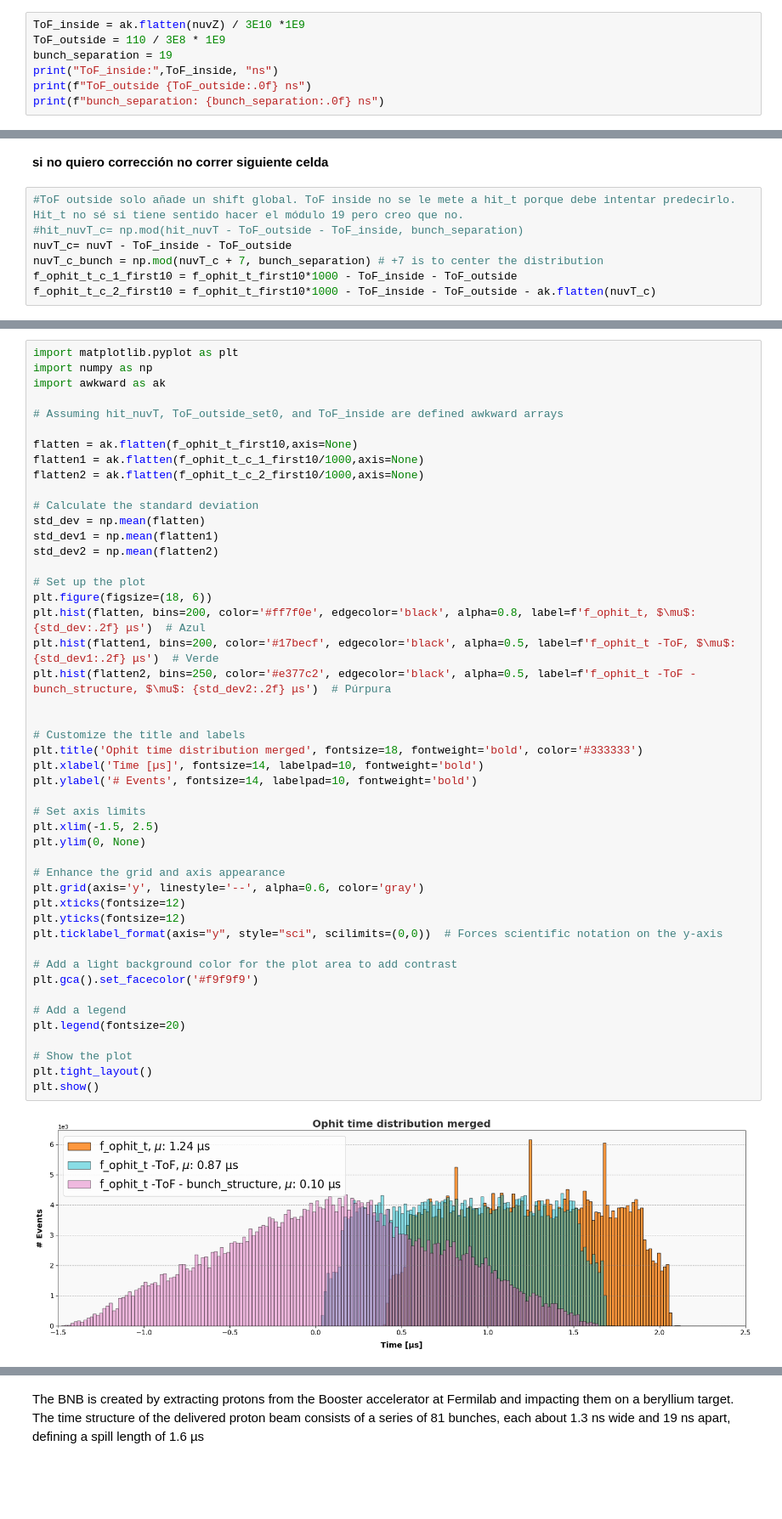
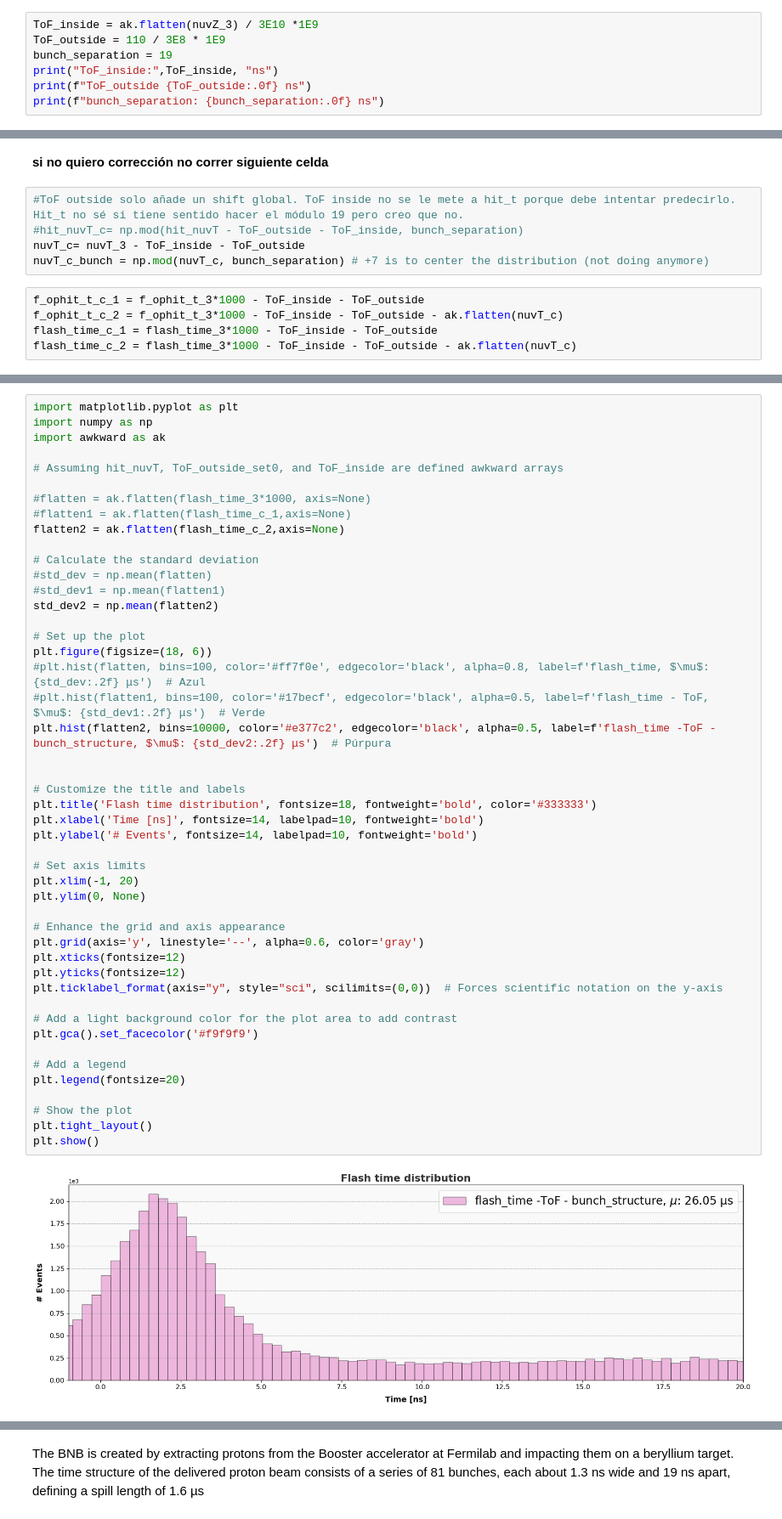
Before and after one commit to CIEMAT-Neutrino/AI_nuvT, a Jupyter notebook: 1_Preprocessing_&_2_PE_time_matrices.ipynb, the cells around one changed output, grey strips where cells are left out. Shown at 85% size. Cells and saved outputs as stored; diff of their text form; blank space fills up the shorter version.

Commit message:
nuevos cambios en 1 que arreglan problemas con variables f_ophit_t y flash_time

```diff
--- a/1_Preprocessing_&_2_PE_time_matrices.ipynb
+++ b/1_Preprocessing_&_2_PE_time_matrices.ipynb
@@ -274,7 +171,7 @@ El método ponderado por PEs minimiza la dispersión respecto al tiempo truth.
 # %% [markdown]
 **To have good time variables we need two corrections. 1- ToF from beamline origin to upstream wall of detector (110m) ~ 367 ns is the minimum that happens in the case parent hadron decays just after the beryllium target. 2- Take module 19 because we care about the relative position with respect to the max of the bunches not the absolute time in the detector window ~ 1.8us**
 # %%
-ToF_inside = ak.flatten(nuvZ) / 3E10 *1E9
+ToF_inside = ak.flatten(nuvZ_3) / 3E10 *1E9
 ToF_outside = 110 / 3E8 * 1E9
 bunch_separation = 19
 print("ToF_inside:",ToF_inside, "ns")
@@ -289,7 +186,10 @@ bunch_separation: 19 ns
 # %%
 #ToF outside solo añade un shift global. ToF inside no se le mete a hit_t porque debe intentar predecirlo. Hit_t no sé si tiene sentido hacer el módulo 19 pero creo que no.
 #hit_nuvT_c= np.mod(hit_nuvT - ToF_outside - ToF_inside, bunch_separation)
-nuvT_c= nuvT - ToF_inside - ToF_outside
-nuvT_c_bunch = np.mod(nuvT_c + 7, bunch_separation) # +7 is to center the distribution
-f_ophit_t_c_1_first10 = f_ophit_t_first10*1000 - ToF_inside - ToF_outside
-f_ophit_t_c_2_first10 = f_ophit_t_first10*1000 - ToF_inside - ToF_outside - ak.flatten(nuvT_c)
+nuvT_c= nuvT_3 - ToF_inside - ToF_outside
+nuvT_c_bunch = np.mod(nuvT_c, bunch_separation) # +7 is to center the distribution (not doing anymore)
+# %%
+f_ophit_t_c_1 = f_ophit_t_3*1000 - ToF_inside - ToF_outside
+f_ophit_t_c_2 = f_ophit_t_3*1000 - ToF_inside - ToF_outside - ak.flatten(nuvT_c)
+flash_time_c_1 = flash_time_3*1000 - ToF_inside - ToF_outside
+flash_time_c_2 = flash_time_3*1000 - ToF_inside - ToF_outside - ak.flatten(nuvT_c)
@@ -344,45 +272,45 @@ import awkward as ak
 
 # Assuming hit_nuvT, ToF_outside_set0, and ToF_inside are defined awkward arrays
 
-flatten = ak.flatten(f_ophit_t_first10,axis=None)
-flatten1 = ak.flatten(f_ophit_t_c_1_first10/1000,axis=None)
-flatten2 = ak.flatten(f_ophit_t_c_2_first10/1000,axis=None)
+#flatten = ak.flatten(flash_time_3*1000, axis=None)
+#flatten1 = ak.flatten(flash_time_c_1,axis=None)
+flatten2 = ak.flatten(flash_time_c_2,axis=None)
 
 # Calculate the standard deviation
-std_dev = np.mean(flatten)
-std_dev1 = np.mean(flatten1)
+#std_dev = np.mean(flatten)
+#std_dev1 = np.mean(flatten1)
 std_dev2 = np.mean(flatten2)
 
 # Set up the plot
 plt.figure(figsize=(18, 6))
-plt.hist(flatten, bins=200, color='#ff7f0e', edgecolor='black', alpha=0.8, label=f'f_ophit_t, $\mu$: {std_dev:.2f} μs')  # Azul
-plt.hist(flatten1, bins=200, color='#17becf', edgecolor='black', alpha=0.5, label=f'f_ophit_t -ToF, $\mu$: {std_dev1:.2f} μs')  # Verde
-plt.hist(flatten2, bins=250, color='#e377c2', edgecolor='black', alpha=0.5, label=f'f_ophit_t -ToF - bunch_structure, $\mu$: {std_dev2:.2f} μs')  # Púrpura
+#plt.hist(flatten, bins=100, color='#ff7f0e', edgecolor='black', alpha=0.8, label=f'flash_time, $\mu$: {std_dev:.2f} μs')  # Azul
+#plt.hist(flatten1, bins=100, color='#17becf', edgecolor='black', alpha=0.5, label=f'flash_time - ToF, $\mu$: {std_dev1:.2f} μs')  # Verde
+plt.hist(flatten2, bins=10000, color='#e377c2', edgecolor='black', alpha=0.5, label=f'flash_time -ToF - bunch_structure, $\mu$: {std_dev2:.2f} μs')  # Púrpura
 
 
 # Customize the title and labels
-plt.title('Ophit time distribution merged', fontsize=18, fontweight='bold', color='#333333')
-plt.xlabel('Time [µs]', fontsize=14, labelpad=10, fontweight='bold')
+plt.title('Flash time distribution', fontsize=18, fontweight='bold', color='#333333')
+plt.xlabel('Time [ns]', fontsize=14, labelpad=10, fontweight='bold')
 plt.ylabel('# Events', fontsize=14, labelpad=10, fontweight='bold')
 
 # Set axis limits
-plt.xlim(-1.5, 2.5)
+plt.xlim(-1, 20)
 plt.ylim(0, None)
 
 # Enhance the grid and axis appearance
 plt.grid(axis='y', linestyle='--', alpha=0.6, color='gray')
 plt.xticks(fontsize=12)
 plt.yticks(fontsize=12)
 plt.ticklabel_format(axis="y", style="sci", scilimits=(0,0))  # Forces scientific notation on the y-axis
 
 # Add a light background color for the plot area to add contrast
 plt.gca().set_facecolor('#f9f9f9')
 
 # Add a legend
 plt.legend(fontsize=20)
 
 # Show the plot
 plt.tight_layout()
 plt.show()
 # %% [output]
-[figure, old version]
+[figure, new version]
```
Also changed, not shown: parts of 45 cells of this notebook, 7 other files.
